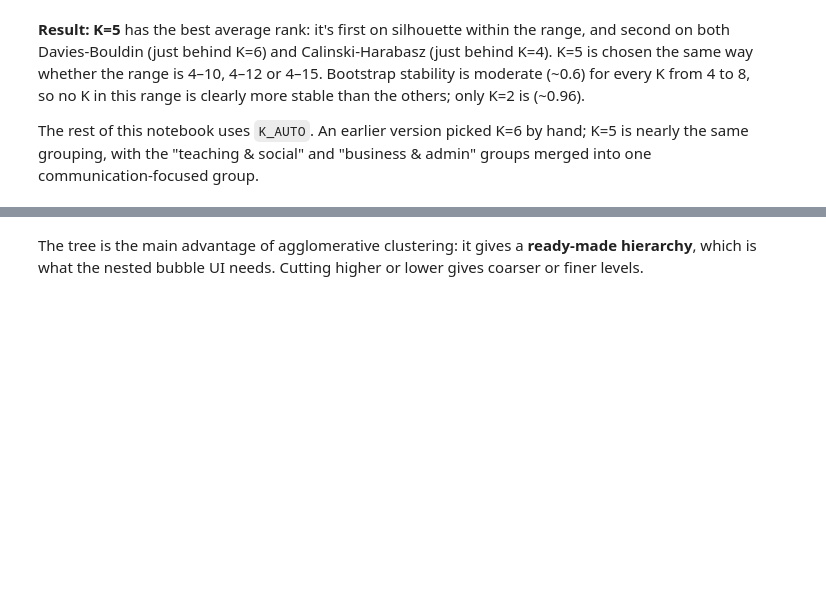
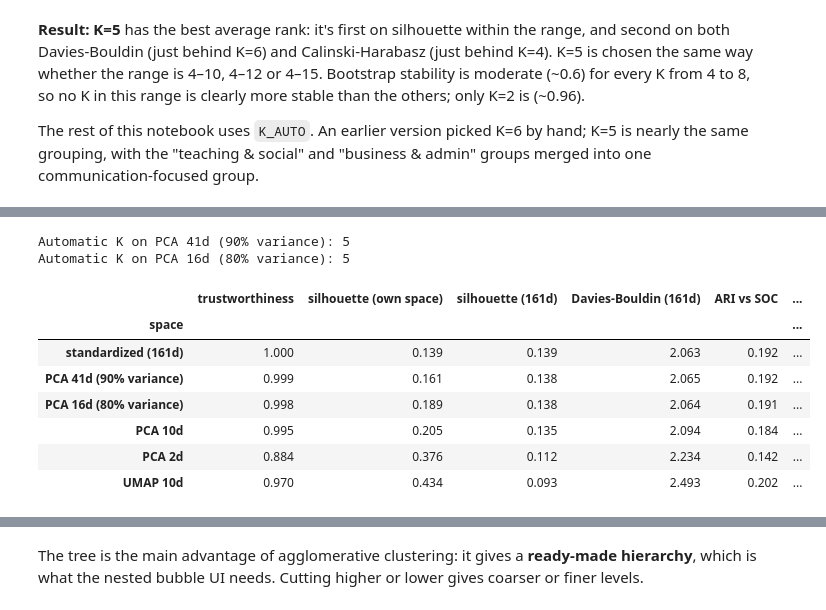
Before and after one commit to ProjectAssembely/Bubbles, a Jupyter notebook: notebooks/03_numeric_clustering.ipynb, the cells around one changed output, grey strips where cells are left out. Cells and saved outputs as stored; diff of their text form; code cells hidden in the pictures; blank space fills up the shorter version.

```diff
--- a/notebooks/03_numeric_clustering.ipynb
+++ b/notebooks/03_numeric_clustering.ipynb
@@ -185,0 +196,45 @@ with the "teaching & social" and "business & admin" groups merged into one commu
+# %%
+import umap
+from sklearn.manifold import trustworthiness
+from sklearn.metrics import silhouette_score, davies_bouldin_score
+
+Zv = Z.values
+n90 = int((cum < 0.9).sum() + 1)
+n80 = int((cum < 0.8).sum() + 1)
+spaces = {
+    "standardized (161d)": Zv,
+    f"PCA {n90}d (90% variance)": PCA(n90, random_state=SEED).fit_transform(Zv),
+    f"PCA {n80}d (80% variance)": PCA(n80, random_state=SEED).fit_transform(Zv),
+    "PCA 10d": PCA(10, random_state=SEED).fit_transform(Zv),
+    "PCA 2d": PCA(2, random_state=SEED).fit_transform(Zv),
+    "UMAP 10d": umap.UMAP(n_components=10, n_neighbors=15, min_dist=0.0, random_state=SEED).fit_transform(Zv),
+}
+full = run_kmeans(Zv, K_AUTO).labels_
+rows = []
+for name, R in spaces.items():
+    l = run_kmeans(R, K_AUTO).labels_
+    rows.append({
+        "space": name,
+        "trustworthiness": 1.0 if R is Zv else round(trustworthiness(Zv, R, n_neighbors=15), 3),
+        "silhouette (own space)": round(silhouette_score(R, l), 3),
+        "silhouette (161d)": round(silhouette_score(Zv, l), 3),
+        "Davies-Bouldin (161d)": round(davies_bouldin_score(Zv, l), 3),
+        "ARI vs SOC": round(adjusted_rand_score(reference["SOC"], l), 3),
+        "ARI vs RIASEC": round(adjusted_rand_score(reference["RIASEC"], l), 3),
+        "same clusters as 161d (ARI)": round(adjusted_rand_score(full, l), 3),
+    })
+pca_cmp = pd.DataFrame(rows).set_index("space")
+for name in list(spaces)[1:3]:
+    print(f"Automatic K on {name}: {choose_k(k_metrics(spaces[name], range(2, 31)))[0]}")
+pca_cmp
+# %% [output]
+Automatic K on PCA 41d (90% variance): 5
+Automatic K on PCA 16d (80% variance): 5
+|  | trustworthiness | silhouette (own space) | silhouette (161d) | Davies-Bouldin (161d) | ARI vs SOC | ... |
+| space |  |  |  |  |  | ... |
+| standardized (161d) | 1.000 | 0.139 | 0.139 | 2.063 | 0.192 | ... |
+| PCA 41d (90% variance) | 0.999 | 0.161 | 0.138 | 2.065 | 0.192 | ... |
+| PCA 16d (80% variance) | 0.998 | 0.189 | 0.138 | 2.064 | 0.191 | ... |
+| PCA 10d | 0.995 | 0.205 | 0.135 | 2.094 | 0.184 | ... |
+| PCA 2d | 0.884 | 0.376 | 0.112 | 2.234 | 0.142 | ... |
+| UMAP 10d | 0.970 | 0.434 | 0.093 | 2.493 | 0.202 | ... |
```
Also changed, not shown: parts of 8 cells of this notebook, 2 other files.
